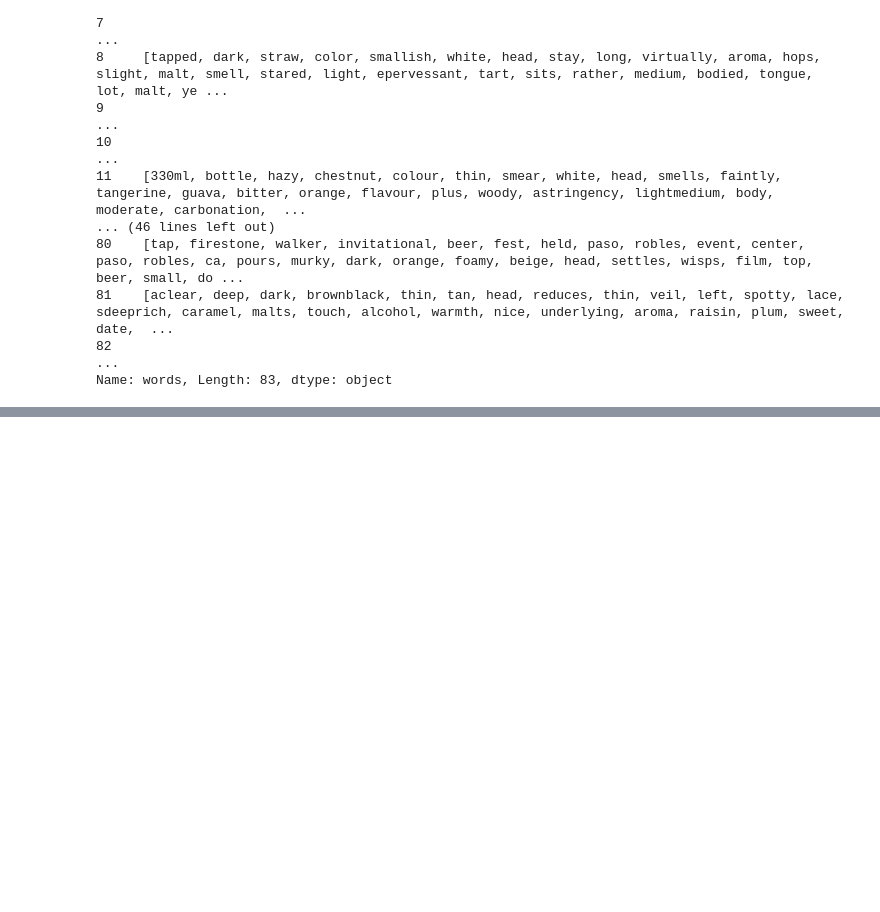
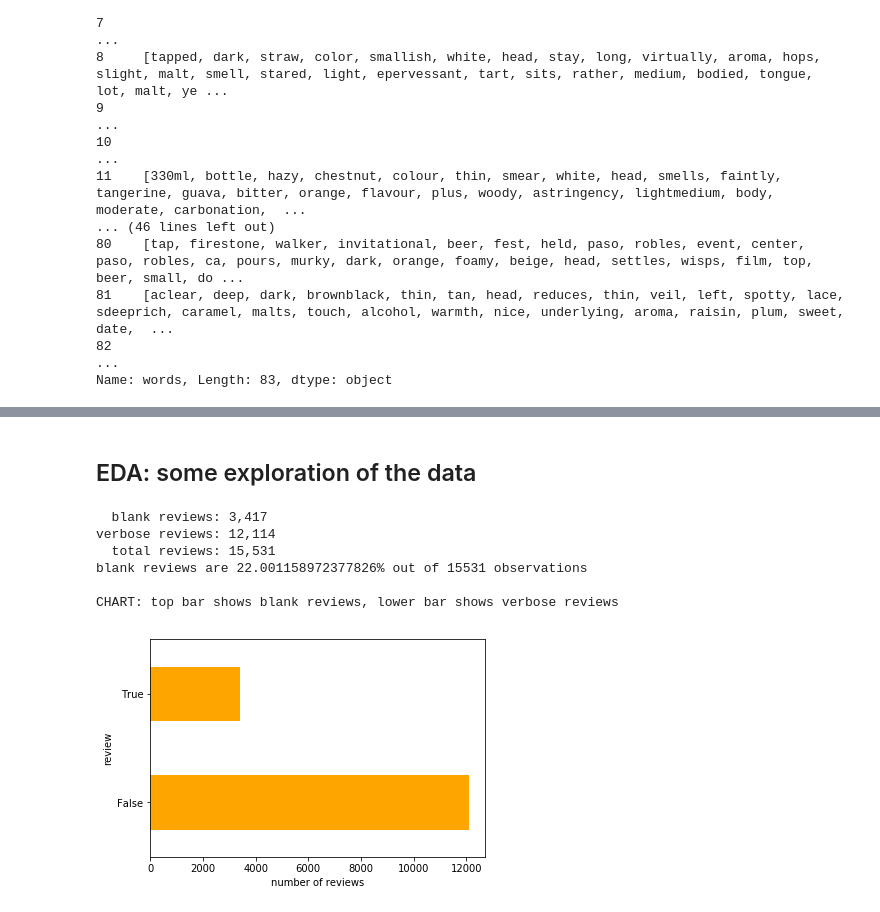
Before and after one commit to misterhappy2/beer, a Jupyter notebook: Process.ipynb, the cells around one changed output, grey strips where cells are left out. Cells and saved outputs as stored; diff of their text form; code cells hidden in the pictures; blank space fills up the shorter version.

Commit message:
gathered 15,531 reviews, beginning EDA

```diff
--- a/Process.ipynb
+++ b/Process.ipynb
@@ -93,3 +93,30 @@ df.head()
 | 2 | The Almond Marzen Project - Beer ... | Sierra Nevada Brewing Co. | Märzen / Oktoberfest | 3.78 | nice auburn impressions, tons of ... | [nice, auburn, impressions, tons,... |
 | 3 | Perpetual Burn IPA | Rock Bottom Restaurant & Brewery | American IPA | 3.88 | s - piney, a little cat piss in a... | [, piney, little, cat, piss, good... |
 | 4 | Hop Monster DRIPA | Iron Hill Brewery & Restaurant | American Double / Imperial IPA | 4.14 | double red ipa, full-bodied rich ... | [double, red, ipa, fullbodied, ri... |
+# %% [markdown]
+## EDA: some exploration of the data
+# %%
+#look at the proportion of reviews with text
+# use format(min(df['review']),',d'))
+import matplotlib.pyplot as plt
+print('  blank reviews:', format(sum(df.review==' '), ',d'))
+print('verbose reviews:', format(sum(df.review!=' '), ',d'))
+print('  total reviews:', format(len(df), ',d'))
+print("blank reviews are {}% out of {} observations".format(100* d[1]/(d[1]+d[0]), d[1]+d[0]))
+
+%matplotlib inline
+print('')
+print('CHART: top bar shows blank reviews, lower bar shows verbose reviews')
+
+d= df.groupby([df['review']==' ']).size()
+_= d.plot(kind='barh', color='orange')
+_= plt.xlabel('number of reviews')
+plt.show()
+# %% [output]
+  blank reviews: 3,417
+verbose reviews: 12,114
+  total reviews: 15,531
+blank reviews are 22.001158972377826% out of 15531 observations
+
+CHART: top bar shows blank reviews, lower bar shows verbose reviews
+[figure, added]
```
Also changed, not shown: parts of 6 cells of this notebook, 1 other file.
